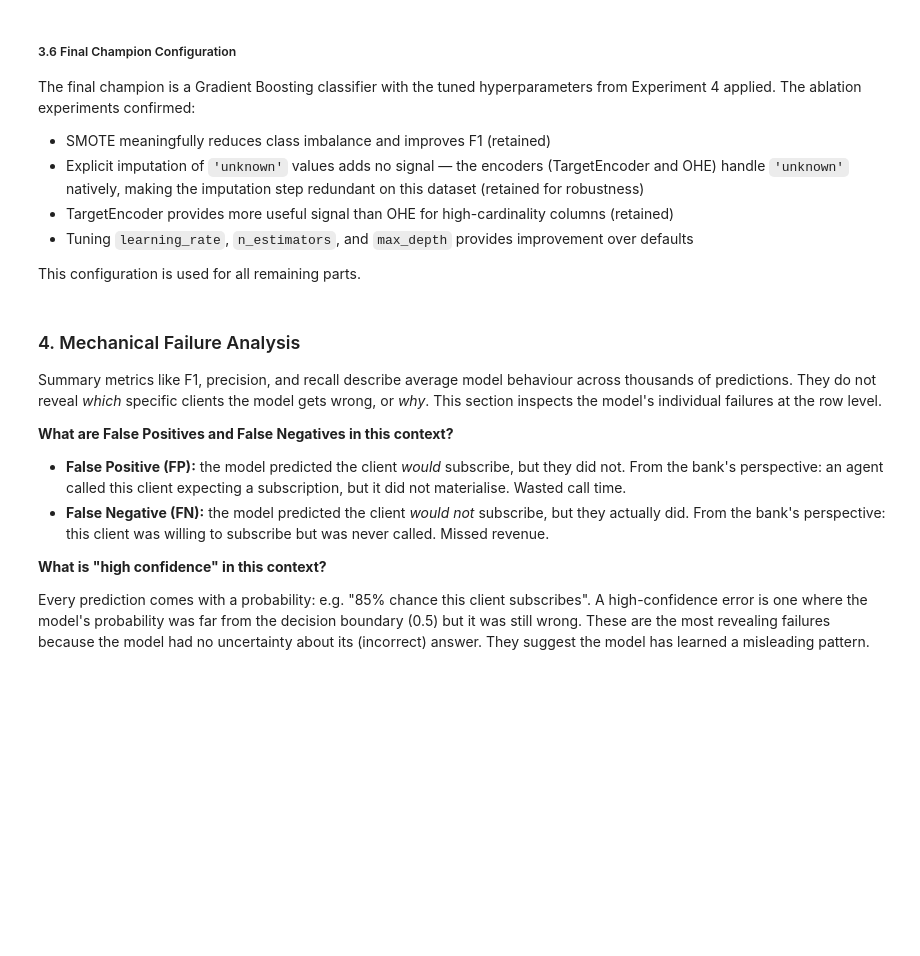
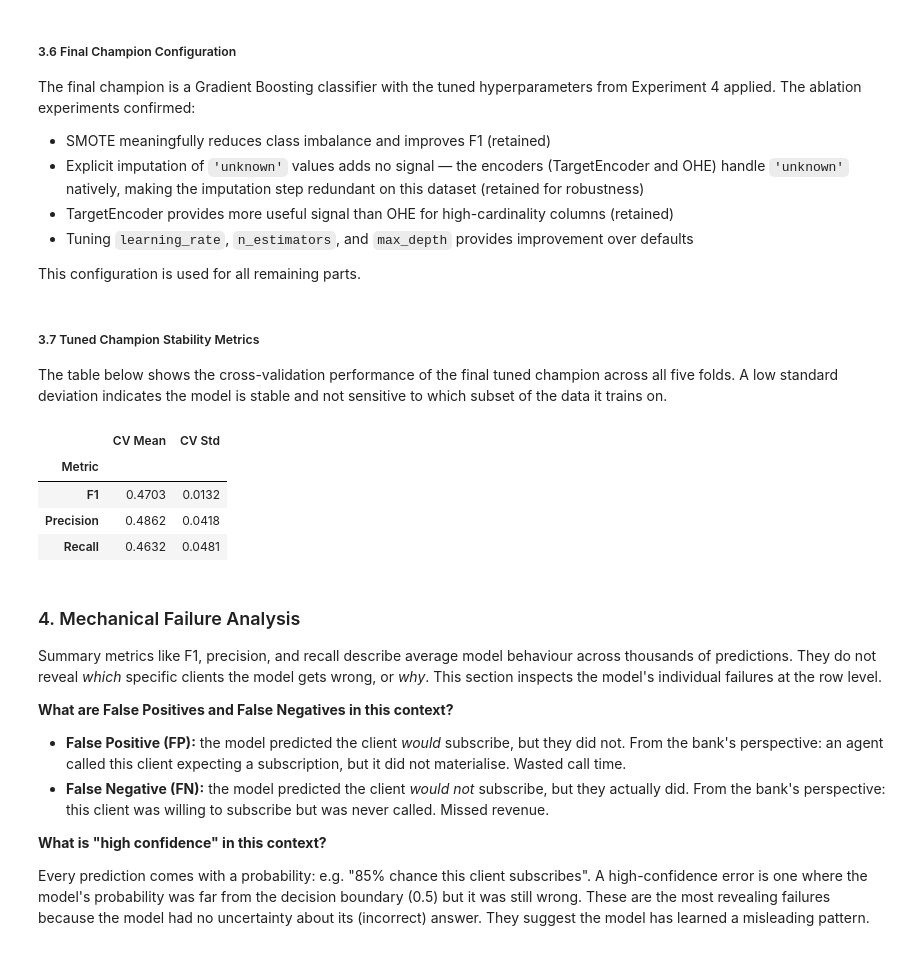
Before and after one commit to jhq-digital/group_25_labp2_stage2, a Jupyter notebook: stage2.ipynb, the cells around one changed output. Cells and saved outputs as stored; diff of their text form; code cells hidden in the pictures; blank space fills up the shorter version.

```diff
--- a/stage2.ipynb
+++ b/stage2.ipynb
@@ -745,6 +745,34 @@ The final champion is a Gradient Boosting classifier with the tuned hyperparamet
 - Tuning `learning_rate`, `n_estimators`, and `max_depth` provides improvement over defaults
 
 This configuration is used for all remaining parts.
+# %% [markdown]
+##### 3.7 Tuned Champion Stability Metrics
+
+The table below shows the cross-validation performance of the final tuned champion across all five folds. A low standard deviation indicates the model is stable and not sensitive to which subset of the data it trains on.
+# %%
+final_scores = cross_validate(pipeline, X_train, y_train, cv=cv, scoring=scoring)
+
+stability = pd.DataFrame([{
+    'Metric':    'F1',
+    'CV Mean':   round(final_scores['test_f1'].mean(), 4),
+    'CV Std':    round(final_scores['test_f1'].std(), 4),
+}, {
+    'Metric':    'Precision',
+    'CV Mean':   round(final_scores['test_precision'].mean(), 4),
+    'CV Std':    round(final_scores['test_precision'].std(), 4),
+}, {
+    'Metric':    'Recall',
+    'CV Mean':   round(final_scores['test_recall'].mean(), 4),
+    'CV Std':    round(final_scores['test_recall'].std(), 4),
+}]).set_index('Metric')
+
+display(stability)
+# %% [output]
+|  | CV Mean | CV Std |
+| Metric |  |  |
+| F1 | 0.4703 | 0.0132 |
+| Precision | 0.4862 | 0.0418 |
+| Recall | 0.4632 | 0.0481 |
 # %% [markdown]
 ### 4. Mechanical Failure Analysis
 
```
Also changed, not shown: parts of 9 cells of this notebook.
